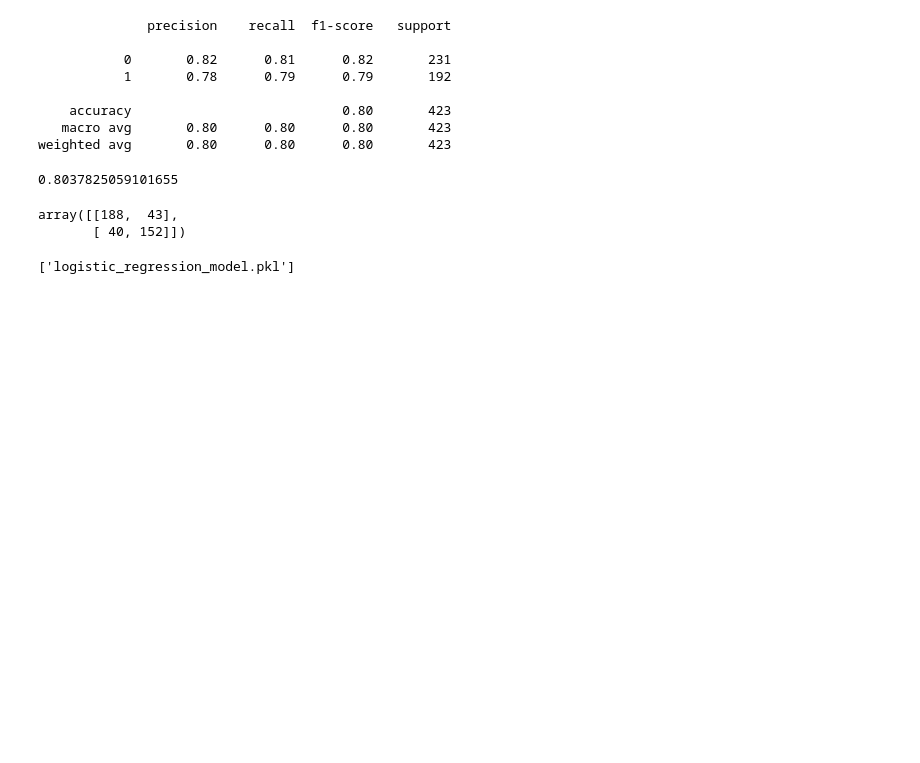
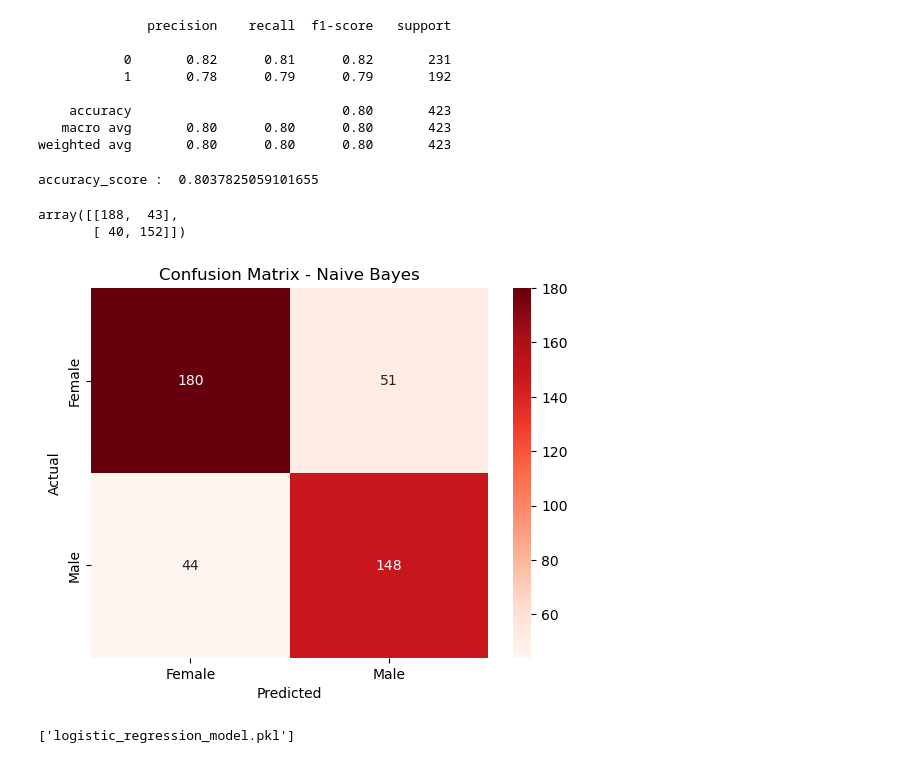
Before and after one commit to TimotheeNkwar/School_Project, a Jupyter notebook: Machine Learning/Machine_Learning_Projetcts.ipynb, the cells around one changed output. Cells and saved outputs as stored; diff of their text form; code cells hidden in the pictures; blank space fills up the shorter version.

```diff
--- a/Machine Learning/Machine_Learning_Projetcts.ipynb
+++ b/Machine Learning/Machine_Learning_Projetcts.ipynb
@@ -289,9 +291,9 @@ confusion_matrix = confusion_matrix(y_test, y_pred)
 weighted avg       0.80      0.80      0.80       423
 # %%
 # 80% of accuracy ,which is good
-accuracy_score = accuracy_score(y_test, y_pred)
-accuracy_score
+accuracy_score = accuracy_score(y_test, y_pred_log)
+print("accuracy_score : ",accuracy_score)
 # %% [output]
-0.8037825059101655
+accuracy_score :  0.8037825059101655
 # %%
 from sklearn.metrics import accuracy_score, confusion_matrix, classification_report
@@ -299,6 +303,17 @@ confusion_matrix(y_test, y_pred)
 # %% [output]
 array([[188,  43],
        [ 40, 152]])
+# %%
+import seaborn as sns
+import matplotlib.pyplot as plt
+
+sns.heatmap(cm, annot=True, fmt='d', cmap='Reds', xticklabels=['Female', 'Male'], yticklabels=['Female', 'Male'])
+plt.xlabel('Predicted')
+plt.ylabel('Actual')
+plt.title('Confusion Matrix - Naive Bayes')
+plt.show()
+# %% [output]
+[figure, added]
 # %%
 # Save the model
 import joblib
```
Also changed, not shown: parts of 122 cells of this notebook, 8 other files.
